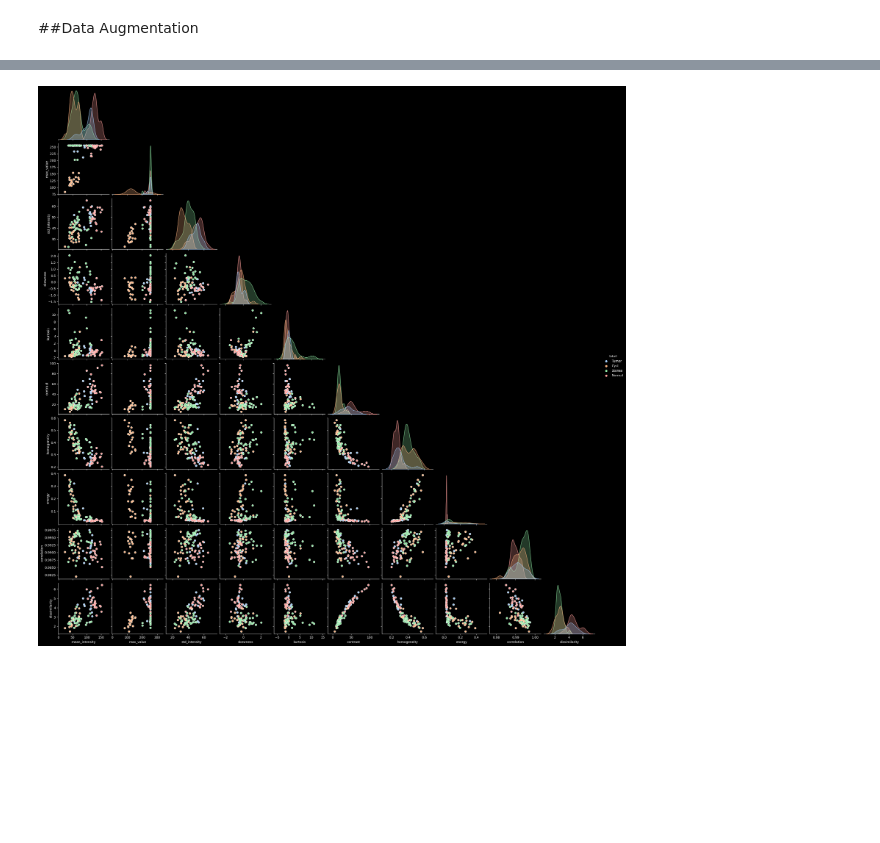
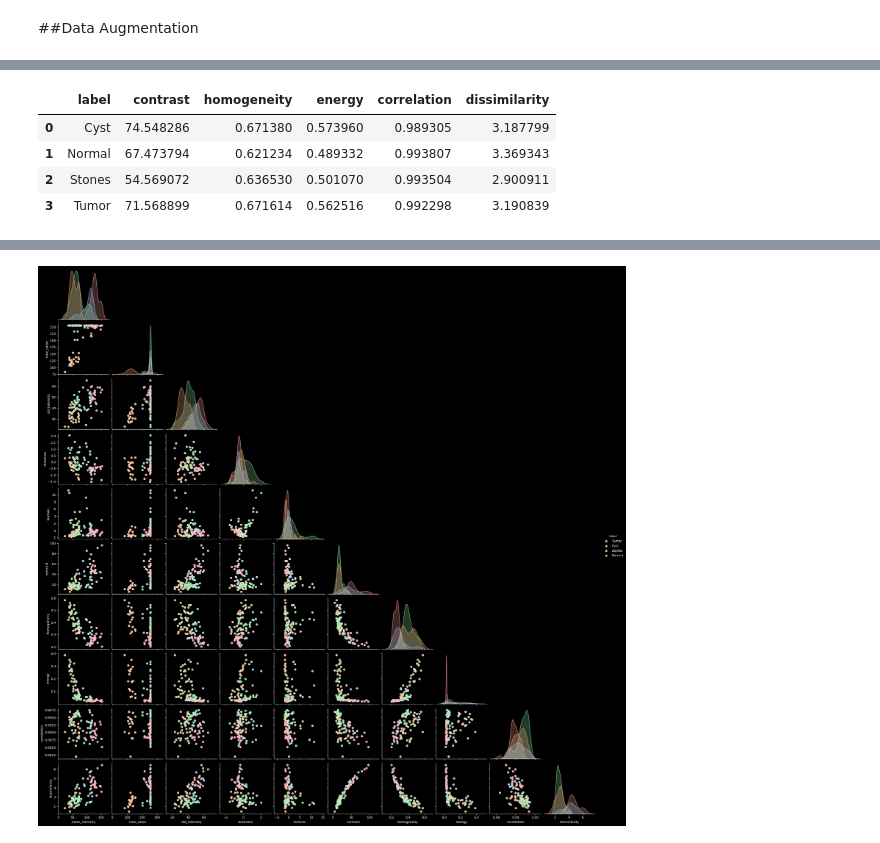
Before and after one commit to milalangone/kidney_segmentation, a Jupyter notebook: TP_PIB_LangoneRondinellaSimoncelliTerrazas.ipynb, the cells around one changed output, grey strips where cells are left out. Drawn from its saved outputs; the diff is of its cells as text; code cells hidden in the pictures; blank space fills up the shorter version.

```diff
--- a/TP_PIB_LangoneRondinellaSimoncelliTerrazas.ipynb
+++ b/TP_PIB_LangoneRondinellaSimoncelliTerrazas.ipynb
@@ -457,0 +480,8 @@ df.describe()
+# %%
+t
+# %% [output]
+|  | label | contrast | homogeneity | energy | correlation | dissimilarity |
+| 0 | Cyst | 74.548286 | 0.671380 | 0.573960 | 0.989305 | 3.187799 |
+| 1 | Normal | 67.473794 | 0.621234 | 0.489332 | 0.993807 | 3.369343 |
+| 2 | Stones | 54.569072 | 0.636530 | 0.501070 | 0.993504 | 2.900911 |
+| 3 | Tumor | 71.568899 | 0.671614 | 0.562516 | 0.992298 | 3.190839 |
```
Also changed, not shown: parts of 7 cells of this notebook.
